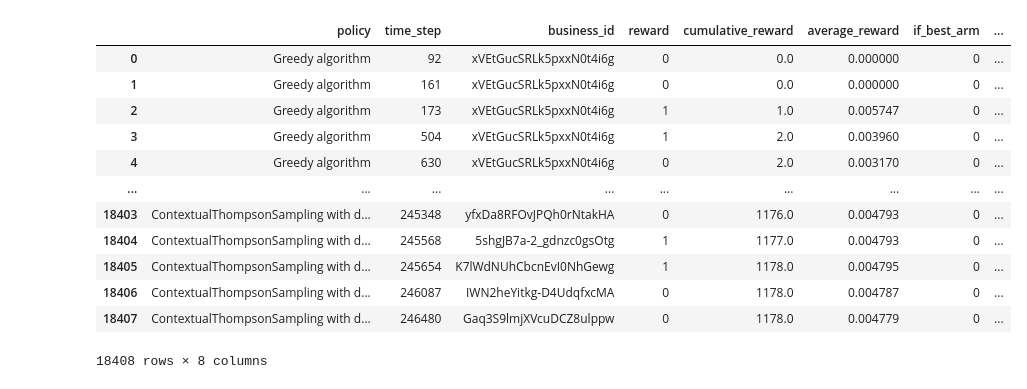
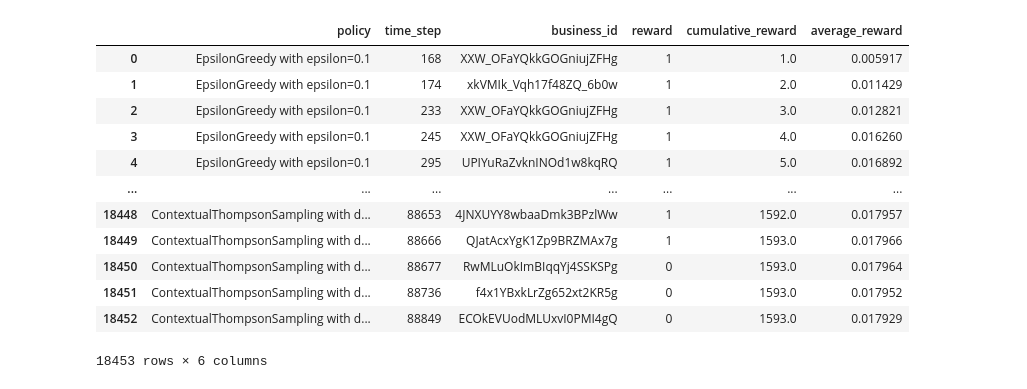
Before and after one commit to raychng/bt4014-project, a Jupyter notebook: bandits.ipynb, the cells around one changed output. Cells and saved outputs as stored; diff of their text form; code cells hidden in the pictures.

Commit message:
Added user-cuisine features

```diff
--- a/bandits.ipynb
+++ b/bandits.ipynb
@@ -385,7 +381,6 @@ def evaluation_replay(
     algos: List[BanditAlgorithm]
     , data: pd.DataFrame
     , context_cols: List[str]
-    , best_business_id: str
     ) -> pd.DataFrame:
     """
     Function to perform evaluation replay with multiple bandit algorithms, including contextual bandits
@@ -395,15 +390,15 @@ def evaluation_replay(
     :param algos: List of bandit algorithms to run
     :param data: DataFrame with 'business_id' as arm, 'stars' as reward
     :param context_cols: List of column names of the context features
-    :param best_business_id: String containing business id that has highest average score
     :return: DataFrame containg results
     """
+    # Results will be collected as list of dictionaries
+    results = []
 
     # Count number of reviews
     n = data.shape[0]
     # Count number of arms
     n_arms = data['business_id'].nunique()
-    results = []
     # Excluding all non-context columns
     context_df = data[context_cols]
     # Count number of features
@@ -489,7 +484,7 @@ def present_results(data: pd.DataFrame, target_metric: str) -> None:
     plt.legend()
     plt.title(f"{target_metric} at each step")
 # %%
-data = pd.read_csv('lasvegas_reviews_with_features.csv')
+data = pd.read_csv('lasvegas_reviews_all_features.csv')
 print(data.shape)
 data.head()
 # %% [output]
@@ -522,9 +547,11 @@ data_df = data[relevant_cols].rename(
+# %%
+# Defining subset of features
+arm_features = ['arm_' + cuisine for cuisine in cuisine_cols]
+ratio_features = ['user_' + cuisine + '_ratio' for cuisine in cuisine_cols]
 # %%
 # Initialise all the algorithms to run
 algos = [
-    EpsilonGreedy(epsilon=0.0)
-    , EpsilonGreedy(epsilon=1.0)
-    , EpsilonGreedy(epsilon=0.1)
+    EpsilonGreedy(epsilon=0.1)
     , EpsilonDecay()
     , Softmax(tau=0.1)
     , AnnealingSoftmax()
@@ -534,25 +561,25 @@ algos = [
     , LinUCB()
     , ContextualThompsonSampling()
 ]
-results = evaluation_replay(algos, data_df, context_cols, best_business_id)
+results = evaluation_replay(algos, data, arm_features + ratio_features)
 # %%
 # Save results as csv
-results.to_csv('results.csv')
+#results.to_csv('results2.csv')
 results
 # %% [output]
-|  | policy | time_step | business_id | reward | cumulative_reward | average_reward | if_best_arm | ... |
-| 0 | Greedy algorithm | 92 | xVEtGucSRLk5pxxN0t4i6g | 0 | 0.0 | 0.000000 | 0 | ... |
-| 1 | Greedy algorithm | 161 | xVEtGucSRLk5pxxN0t4i6g | 0 | 0.0 | 0.000000 | 0 | ... |
-| 2 | Greedy algorithm | 173 | xVEtGucSRLk5pxxN0t4i6g | 1 | 1.0 | 0.005747 | 0 | ... |
-| 3 | Greedy algorithm | 504 | xVEtGucSRLk5pxxN0t4i6g | 1 | 2.0 | 0.003960 | 0 | ... |
-| 4 | Greedy algorithm | 630 | xVEtGucSRLk5pxxN0t4i6g | 0 | 2.0 | 0.003170 | 0 | ... |
-| ... | ... | ... | ... | ... | ... | ... | ... | ... |
-| 18403 | ContextualThompsonSampling with d... | 245348 | yfxDa8RFOvJPQh0rNtakHA | 0 | 1176.0 | 0.004793 | 0 | ... |
-| 18404 | ContextualThompsonSampling with d... | 245568 | 5shgJB7a-2_gdnzc0gsOtg | 1 | 1177.0 | 0.004793 | 0 | ... |
-| 18405 | ContextualThompsonSampling with d... | 245654 | K7lWdNUhCbcnEvI0NhGewg | 1 | 1178.0 | 0.004795 | 0 | ... |
-| 18406 | ContextualThompsonSampling with d... | 246087 | IWN2heYitkg-D4UdqfxcMA | 0 | 1178.0 | 0.004787 | 0 | ... |
-| 18407 | ContextualThompsonSampling with d... | 246480 | Gaq3S9lmjXVcuDCZ8ulppw | 0 | 1178.0 | 0.004779 | 0 | ... |
+|  | policy | time_step | business_id | reward | cumulative_reward | average_reward |
+| 0 | EpsilonGreedy with epsilon=0.1 | 168 | XXW_OFaYQkkGOGniujZFHg | 1 | 1.0 | 0.005917 |
+| 1 | EpsilonGreedy with epsilon=0.1 | 174 | xkVMIk_Vqh17f48ZQ_6b0w | 1 | 2.0 | 0.011429 |
+| 2 | EpsilonGreedy with epsilon=0.1 | 233 | XXW_OFaYQkkGOGniujZFHg | 1 | 3.0 | 0.012821 |
+| 3 | EpsilonGreedy with epsilon=0.1 | 245 | XXW_OFaYQkkGOGniujZFHg | 1 | 4.0 | 0.016260 |
+| 4 | EpsilonGreedy with epsilon=0.1 | 295 | UPIYuRaZvknINOd1w8kqRQ | 1 | 5.0 | 0.016892 |
+| ... | ... | ... | ... | ... | ... | ... |
+| 18448 | ContextualThompsonSampling with d... | 88653 | 4JNXUYY8wbaaDmk3BPzlWw | 1 | 1592.0 | 0.017957 |
+| 18449 | ContextualThompsonSampling with d... | 88666 | QJatAcxYgK1Zp9BRZMAx7g | 1 | 1593.0 | 0.017966 |
+| 18450 | ContextualThompsonSampling with d... | 88677 | RwMLuOkImBIqqYj4SSKSPg | 0 | 1593.0 | 0.017964 |
+| 18451 | ContextualThompsonSampling with d... | 88736 | f4x1YBxkLrZg652xt2KR5g | 0 | 1593.0 | 0.017952 |
+| 18452 | ContextualThompsonSampling with d... | 88849 | ECOkEVUodMLUxvI0PMI4gQ | 0 | 1593.0 | 0.017929 |
-18408 rows × 8 columns
+18453 rows × 6 columns
 # %%
 present_results(results, 'average_reward')
 # %% [output]
```
Also changed, not shown: parts of 8 cells of this notebook, 2 other files.
